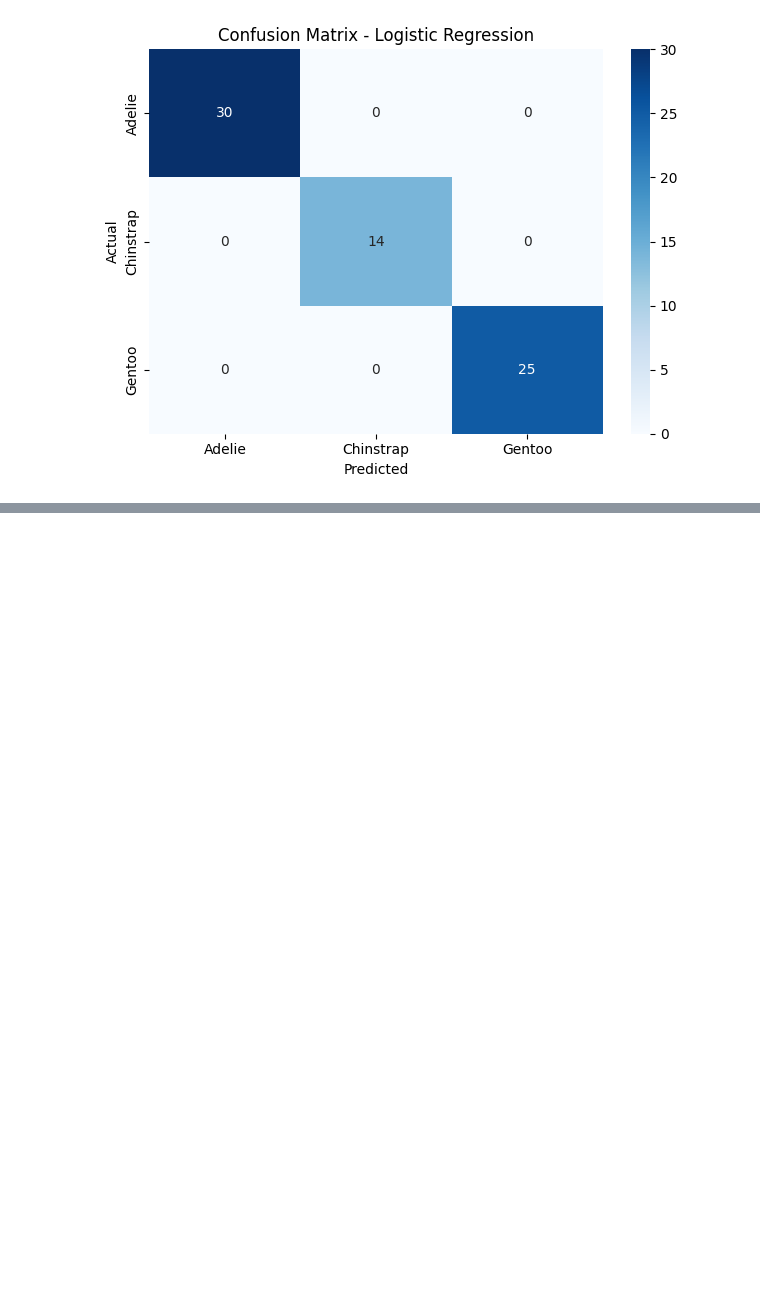
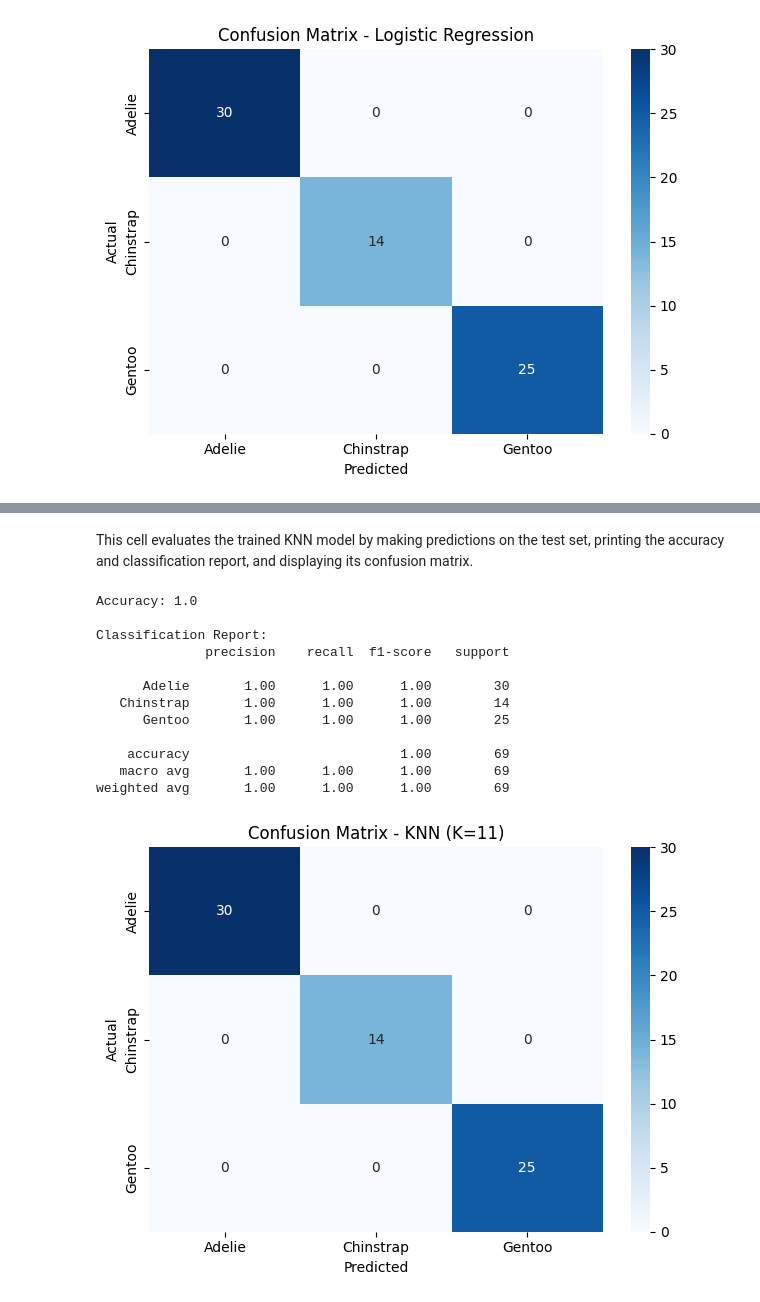
Before and after one commit to higgsboson909/AI_ML, a Jupyter notebook: week9/assessment.ipynb, the cells around one changed output, grey strips where cells are left out. Cells and saved outputs as stored; diff of their text form; code cells hidden in the pictures; blank space fills up the shorter version.

```diff
--- a/week9/assessment.ipynb
+++ b/week9/assessment.ipynb
@@ -276,0 +469,31 @@ plt.show()
+# %% [markdown]
+This cell evaluates the trained KNN model by making predictions on the test set, printing the accuracy and classification report, and displaying its confusion matrix.
+# %%
+y_pred_knn = model_knn.predict(X_test)
+
+print("Accuracy:", accuracy_score(y_test, y_pred_knn))
+print("\nClassification Report:")
+print(classification_report(y_test, y_pred_knn, target_names=le.classes_))
+
+cm_knn = confusion_matrix(y_test, y_pred_knn)
+sns.heatmap(cm_knn, annot=True, fmt='d', cmap='Blues',
+            xticklabels=le.classes_, yticklabels=le.classes_)
+plt.title('Confusion Matrix - KNN (K=11)')
+plt.ylabel('Actual')
+plt.xlabel('Predicted')
+plt.tight_layout()
+plt.show()
+# %% [output]
+Accuracy: 1.0
+
+Classification Report:
+              precision    recall  f1-score   support
+
+      Adelie       1.00      1.00      1.00        30
+   Chinstrap       1.00      1.00      1.00        14
+      Gentoo       1.00      1.00      1.00        25
+
+    accuracy                           1.00        69
+   macro avg       1.00      1.00      1.00        69
+weighted avg       1.00      1.00      1.00        69
+[figure, added]
```
Also changed, not shown: parts of 68 cells of this notebook.
